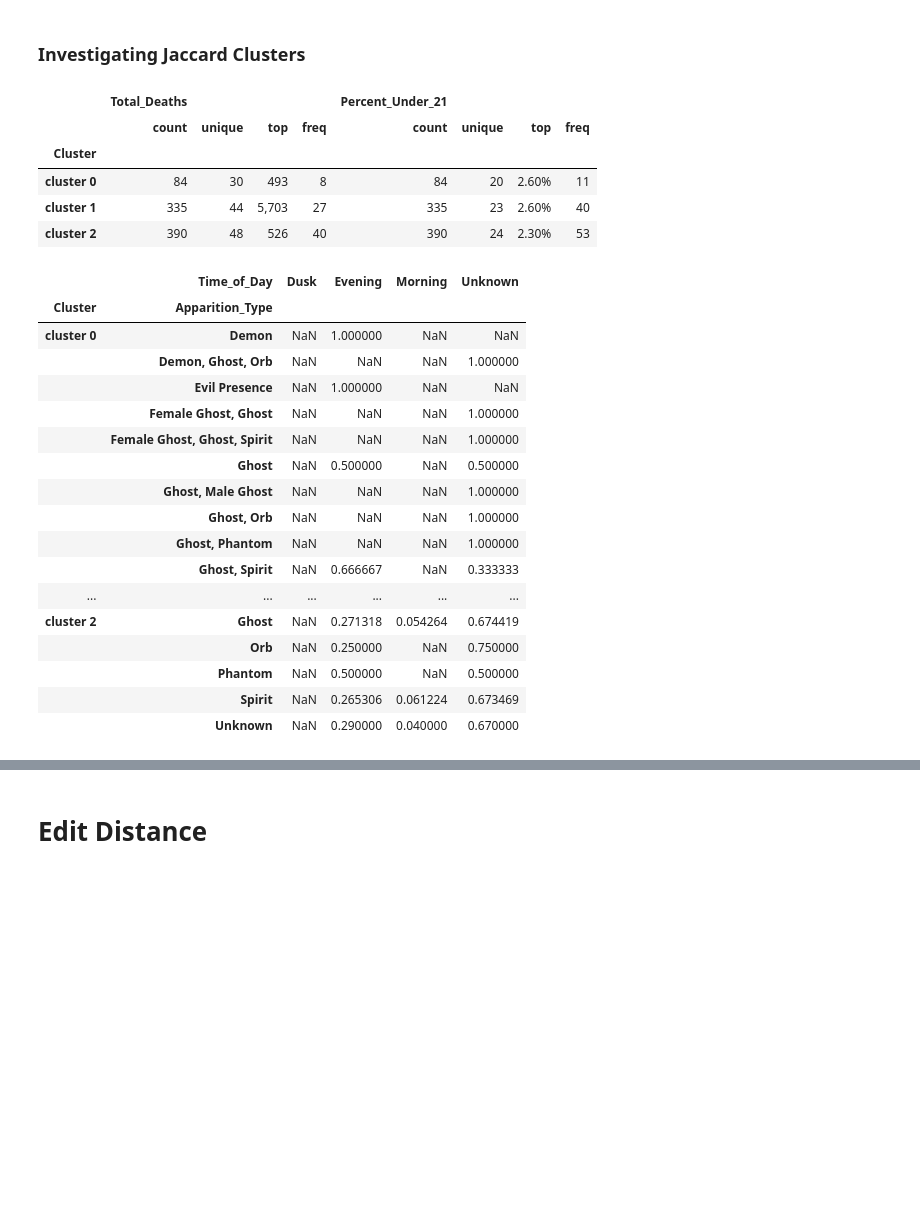
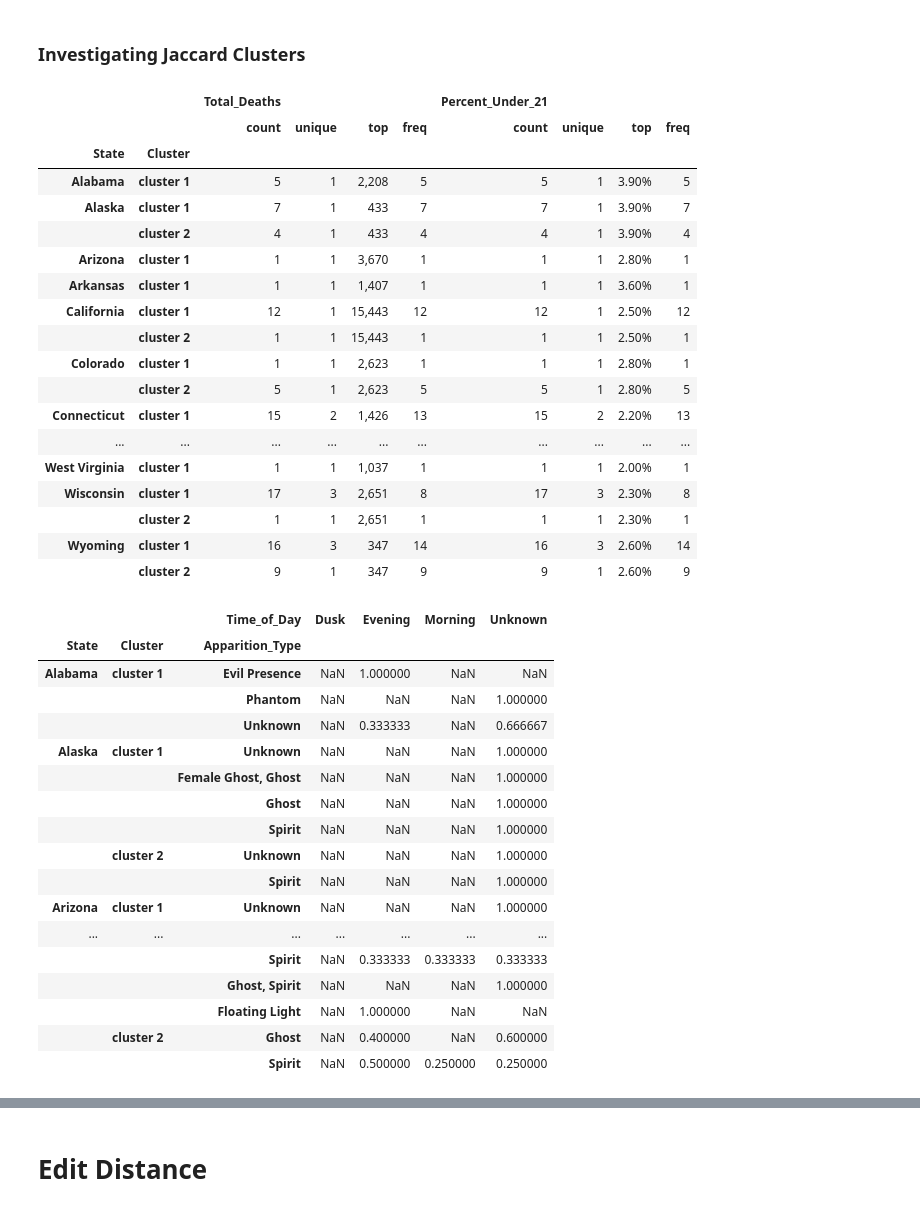
Before and after one commit to dgottschalk03/dsci_550_a1, a Jupyter notebook: notebooks/4.04-ss_rm-haunted_places_features-alcohol_cluster.ipynb, the cells around one changed output, grey strips where cells are left out. Drawn from its saved outputs; the diff is of its cells as text; code cells hidden in the pictures; blank space fills up the shorter version.

```diff
--- a/notebooks/4.04-ss_rm-haunted_places_features-alcohol_cluster.ipynb
+++ b/notebooks/4.04-ss_rm-haunted_places_features-alcohol_cluster.ipynb
@@ -55,6 +56,14 @@ final_selected_indices = apparition_indices + low_light_indices + high_light_ind
 # print(final_selected_indices)
 # %% [markdown]
 # Jaccard
+# %%
+import pandas as pd
+
+# Display all rows and columns
+pd.set_option('display.max_rows', None)  # Show all rows
+pd.set_option('display.max_columns', None)  # Show all columns
+pd.set_option('display.max_colwidth', None)  # Show full text in each cell
+pd.set_option('display.expand_frame_repr', False)  # Prevent wrapping
 # %%
 import pandas as pd
 import os
@@ -82,32 +91,45 @@ df["Cluster"] = df.index.map(cluster_labels)
 # %% [markdown]
 ### Investigating Jaccard Clusters
 # %%
-df.groupby('Cluster')[['Total_Deaths', 'Percent_Under_21']].describe()
+df.groupby(['State', 'Cluster'])[['Total_Deaths', 'Percent_Under_21']].describe()
 # %% [output]
-|  | Total_Deaths |  |  |  | Percent_Under_21 |  |  |  |
-|  | count | unique | top | freq | count | unique | top | freq |
-| Cluster |  |  |  |  |  |  |  |  |
-| cluster 0 | 84 | 30 | 493 | 8 | 84 | 20 | 2.60% | 11 |
-| cluster 1 | 335 | 44 | 5,703 | 27 | 335 | 23 | 2.60% | 40 |
-| cluster 2 | 390 | 48 | 526 | 40 | 390 | 24 | 2.30% | 53 |
+|  |  | Total_Deaths |  |  |  | Percent_Under_21 |  |  |  |
+|  |  | count | unique | top | freq | count | unique | top | freq |
+| State | Cluster |  |  |  |  |  |  |  |  |
+| Alabama | cluster 1 | 5 | 1 | 2,208 | 5 | 5 | 1 | 3.90% | 5 |
+| Alaska | cluster 1 | 7 | 1 | 433 | 7 | 7 | 1 | 3.90% | 7 |
+|  | cluster 2 | 4 | 1 | 433 | 4 | 4 | 1 | 3.90% | 4 |
+| Arizona | cluster 1 | 1 | 1 | 3,670 | 1 | 1 | 1 | 2.80% | 1 |
+| Arkansas | cluster 1 | 1 | 1 | 1,407 | 1 | 1 | 1 | 3.60% | 1 |
+| California | cluster 1 | 12 | 1 | 15,443 | 12 | 12 | 1 | 2.50% | 12 |
+|  | cluster 2 | 1 | 1 | 15,443 | 1 | 1 | 1 | 2.50% | 1 |
+| Colorado | cluster 1 | 1 | 1 | 2,623 | 1 | 1 | 1 | 2.80% | 1 |
+|  | cluster 2 | 5 | 1 | 2,623 | 5 | 5 | 1 | 2.80% | 5 |
+| Connecticut | cluster 1 | 15 | 2 | 1,426 | 13 | 15 | 2 | 2.20% | 13 |
+| ... | ... | ... | ... | ... | ... | ... | ... | ... | ... |
+| West Virginia | cluster 1 | 1 | 1 | 1,037 | 1 | 1 | 1 | 2.00% | 1 |
+| Wisconsin | cluster 1 | 17 | 3 | 2,651 | 8 | 17 | 3 | 2.30% | 8 |
+|  | cluster 2 | 1 | 1 | 2,651 | 1 | 1 | 1 | 2.30% | 1 |
+| Wyoming | cluster 1 | 16 | 3 | 347 | 14 | 16 | 3 | 2.60% | 14 |
+|  | cluster 2 | 9 | 1 | 347 | 9 | 9 | 1 | 2.60% | 9 |
 # %%
-df.groupby(['Cluster', 'Apparition_Type'])['Time_of_Day'].value_counts(normalize=True).unstack()
+df.groupby(['State', 'Cluster', 'Apparition_Type'])['Time_of_Day'].value_counts(normalize=True).unstack()
 # %% [output]
-|  | Time_of_Day | Dusk | Evening | Morning | Unknown |
-| Cluster | Apparition_Type |  |  |  |  |
-| cluster 0 | Demon | NaN | 1.000000 | NaN | NaN |
-|  | Demon, Ghost, Orb | NaN | NaN | NaN | 1.000000 |
-|  | Evil Presence | NaN | 1.000000 | NaN | NaN |
-|  | Female Ghost, Ghost | NaN | NaN | NaN | 1.000000 |
-|  | Female Ghost, Ghost, Spirit | NaN | NaN | NaN | 1.000000 |
-|  | Ghost | NaN | 0.500000 | NaN | 0.500000 |
-|  | Ghost, Male Ghost | NaN | NaN | NaN | 1.000000 |
-|  | Ghost, Orb | NaN | NaN | NaN | 1.000000 |
-|  | Ghost, Phantom | NaN | NaN | NaN | 1.000000 |
-|  | Ghost, Spirit | NaN | 0.666667 | NaN | 0.333333 |
-| ... | ... | ... | ... | ... | ... |
-| cluster 2 | Ghost | NaN | 0.271318 | 0.054264 | 0.674419 |
-|  | Orb | NaN | 0.250000 | NaN | 0.750000 |
-|  | Phantom | NaN | 0.500000 | NaN | 0.500000 |
-|  | Spirit | NaN | 0.265306 | 0.061224 | 0.673469 |
-|  | Unknown | NaN | 0.290000 | 0.040000 | 0.670000 |
+|  |  | Time_of_Day | Dusk | Evening | Morning | Unknown |
+| State | Cluster | Apparition_Type |  |  |  |  |
+| Alabama | cluster 1 | Evil Presence | NaN | 1.000000 | NaN | NaN |
+|  |  | Phantom | NaN | NaN | NaN | 1.000000 |
+|  |  | Unknown | NaN | 0.333333 | NaN | 0.666667 |
+| Alaska | cluster 1 | Unknown | NaN | NaN | NaN | 1.000000 |
+|  |  | Female Ghost, Ghost | NaN | NaN | NaN | 1.000000 |
+|  |  | Ghost | NaN | NaN | NaN | 1.000000 |
+|  |  | Spirit | NaN | NaN | NaN | 1.000000 |
+|  | cluster 2 | Unknown | NaN | NaN | NaN | 1.000000 |
+|  |  | Spirit | NaN | NaN | NaN | 1.000000 |
+| Arizona | cluster 1 | Unknown | NaN | NaN | NaN | 1.000000 |
+| ... | ... | ... | ... | ... | ... | ... |
+|  |  | Spirit | NaN | 0.333333 | 0.333333 | 0.333333 |
+|  |  | Ghost, Spirit | NaN | NaN | NaN | 1.000000 |
+|  |  | Floating Light | NaN | 1.000000 | NaN | NaN |
+|  | cluster 2 | Ghost | NaN | 0.400000 | NaN | 0.600000 |
+|  |  | Spirit | NaN | 0.500000 | 0.250000 | 0.250000 |
```
Also changed, not shown: parts of 11 cells of this notebook.
